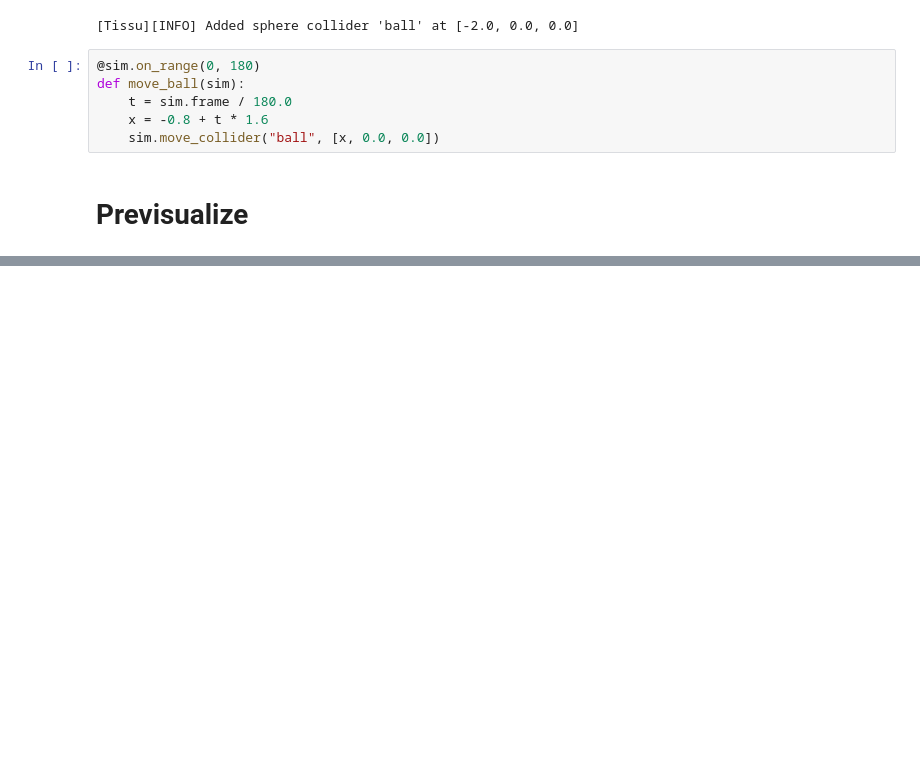
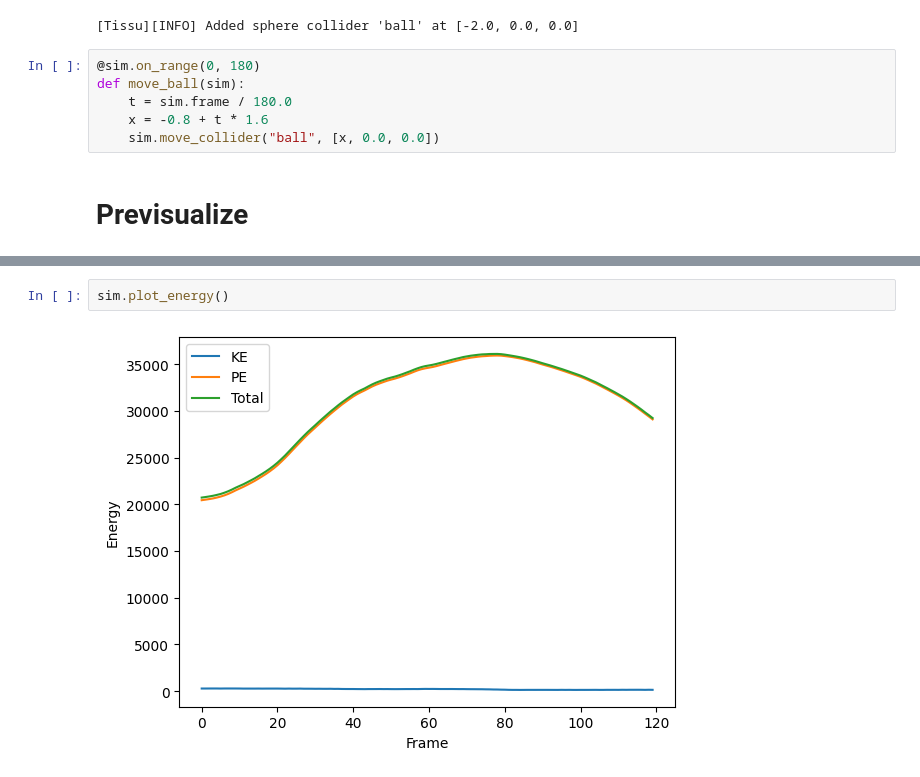
Before and after one commit to evanrock520-ciencias/ClothSDK, a Jupyter notebook: examples/curtain.ipynb, the cells around one changed output, grey strips where cells are left out. Cells and saved outputs as stored; diff of their text form; blank space fills up the shorter version.

```diff
--- a/examples/curtain.ipynb
+++ b/examples/curtain.ipynb
@@ -42,0 +42,4 @@ True
+# %%
+sim.plot_energy()
+# %% [output]
+[figure, added]
```
Also changed, not shown: parts of 4 cells of this notebook, 5 other files.
